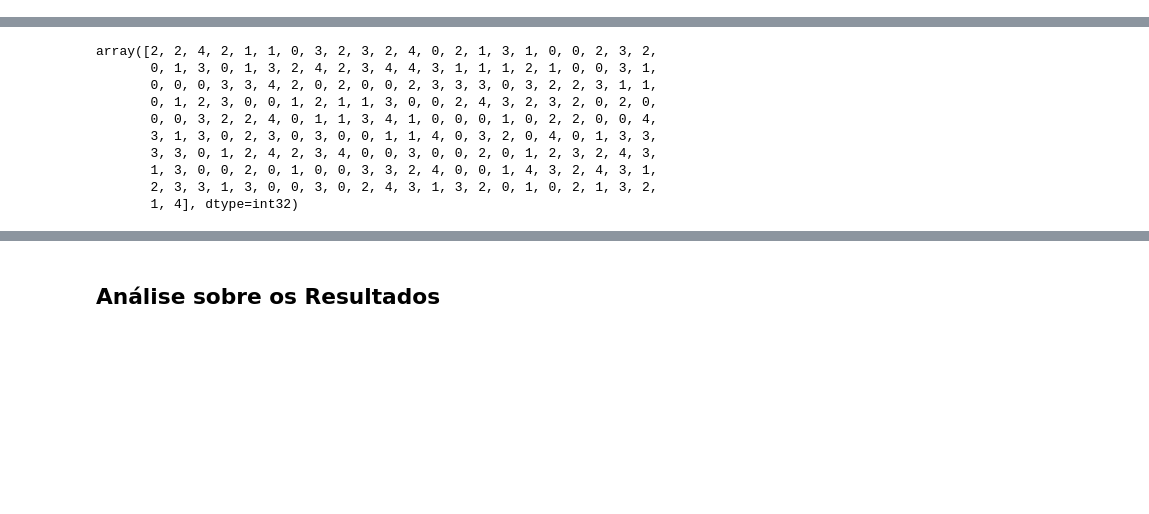
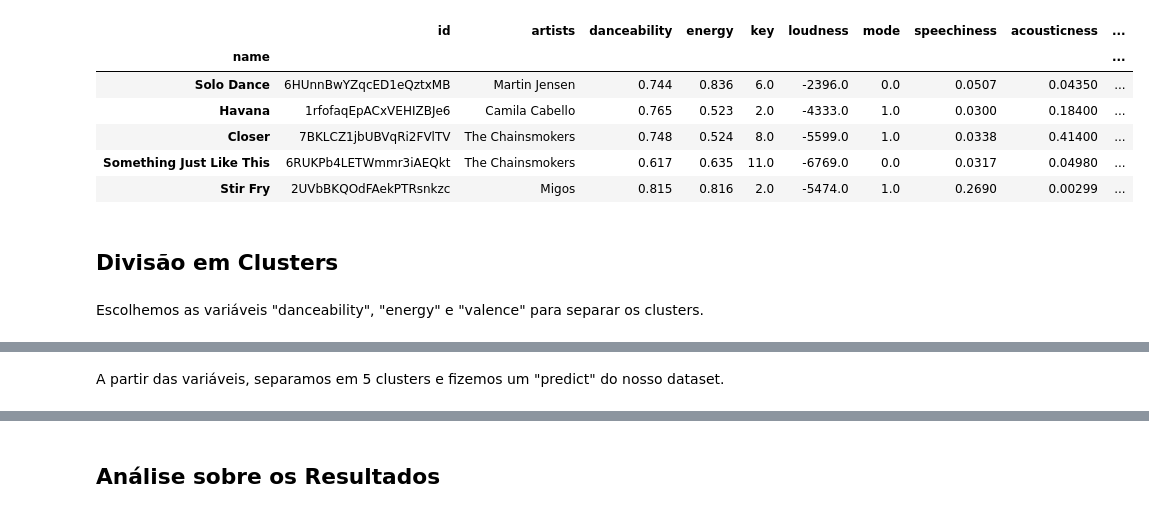
Before and after one commit to ellenbs/Projeto3CD, a Jupyter notebook: Clusterização.ipynb, the cells around one changed output, grey strips where cells are left out. Saved outputs shown, nothing was run; the diff lists cells and outputs as text; code cells hidden in the pictures; blank space fills up the shorter version.

```diff
--- a/Clusterização.ipynb
+++ b/Clusterização.ipynb
@@ -31,2 +43,16 @@ top_2017_2018.head(3)
+# %%
+top_2017_2018_teste.head()
+# %% [output]
+|  | id | artists | danceability | energy | key | loudness | mode | speechiness | acousticness | ... |
+| name |  |  |  |  |  |  |  |  |  | ... |
+| Solo Dance | 6HUnnBwYZqcED1eQztxMB | Martin Jensen | 0.744 | 0.836 | 6.0 | -2396.0 | 0.0 | 0.0507 | 0.04350 | ... |
+| Havana | 1rfofaqEpACxVEHIZBJe6 | Camila Cabello | 0.765 | 0.523 | 2.0 | -4333.0 | 1.0 | 0.0300 | 0.18400 | ... |
+| Closer | 7BKLCZ1jbUBVqRi2FVlTV | The Chainsmokers | 0.748 | 0.524 | 8.0 | -5599.0 | 1.0 | 0.0338 | 0.41400 | ... |
+| Something Just Like This | 6RUKPb4LETWmmr3iAEQkt | The Chainsmokers | 0.617 | 0.635 | 11.0 | -6769.0 | 0.0 | 0.0317 | 0.04980 | ... |
+| Stir Fry | 2UVbBKQOdFAekPTRsnkzc | Migos | 0.815 | 0.816 | 2.0 | -5474.0 | 1.0 | 0.2690 | 0.00299 | ... |
+# %% [markdown]
+## Divisão em Clusters
+# %% [markdown]
+Escolhemos as variáveis "danceability", "energy" e "valence" para separar os clusters.
 # %%
 plt3d_2017_2018 = plt.figure().gca(projection="3d")
@@ -40,16 +66,6 @@ dados_entrada_2017_2018 = top_2017_2018.loc[:,("danceability", "energy", "valenc
 # %%
-three_means_2017_2018 = cluster.MiniBatchKMeans(n_clusters=5)
-three_means_2017_2018.fit(dados_entrada_2017_2018)
-saida_2017_2018 = three_means_2017_2018.predict(dados_entrada_2017_2018)
-saida_2017_2018
+clusters_2017_2018 = cluster.MiniBatchKMeans(n_clusters=5)
+clusters_2017_2018.fit(dados_entrada_2017_2018)
+saida_2017_2018 = clusters_2017_2018.predict(dados_entrada_2017_2018)
-# %% [output]
-array([2, 2, 4, 2, 1, 1, 0, 3, 2, 3, 2, 4, 0, 2, 1, 3, 1, 0, 0, 2, 3, 2,
-       0, 1, 3, 0, 1, 3, 2, 4, 2, 3, 4, 4, 3, 1, 1, 1, 2, 1, 0, 0, 3, 1,
-       0, 0, 0, 3, 3, 4, 2, 0, 2, 0, 0, 2, 3, 3, 3, 0, 3, 2, 2, 3, 1, 1,
-       0, 1, 2, 3, 0, 0, 1, 2, 1, 1, 3, 0, 0, 2, 4, 3, 2, 3, 2, 0, 2, 0,
-       0, 0, 3, 2, 2, 4, 0, 1, 1, 3, 4, 1, 0, 0, 0, 1, 0, 2, 2, 0, 0, 4,
-       3, 1, 3, 0, 2, 3, 0, 3, 0, 0, 1, 1, 4, 0, 3, 2, 0, 4, 0, 1, 3, 3,
-       3, 3, 0, 1, 2, 4, 2, 3, 4, 0, 0, 3, 0, 0, 2, 0, 1, 2, 3, 2, 4, 3,
-       1, 3, 0, 0, 2, 0, 1, 0, 0, 3, 3, 2, 4, 0, 0, 1, 4, 3, 2, 4, 3, 1,
-       2, 3, 3, 1, 3, 0, 0, 3, 0, 2, 4, 3, 1, 3, 2, 0, 1, 0, 2, 1, 3, 2,
-       1, 4], dtype=int32)
+# %% [markdown]
+A partir das variáveis, separamos em 5 clusters e fizemos um "predict" do nosso dataset.
```
Also changed, not shown: parts of 58 cells of this notebook.
